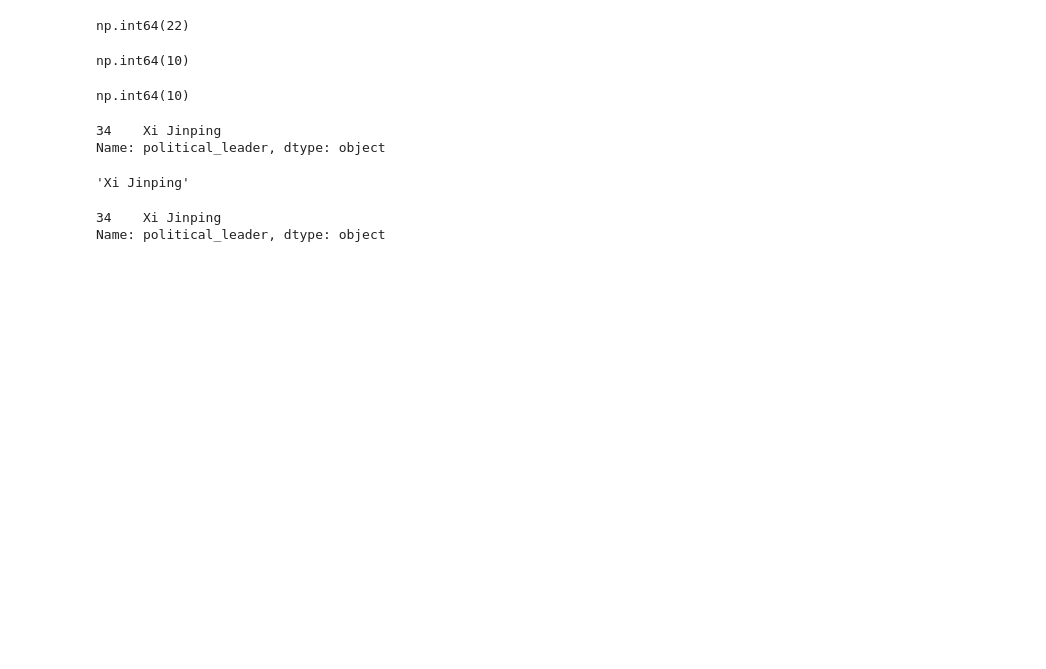
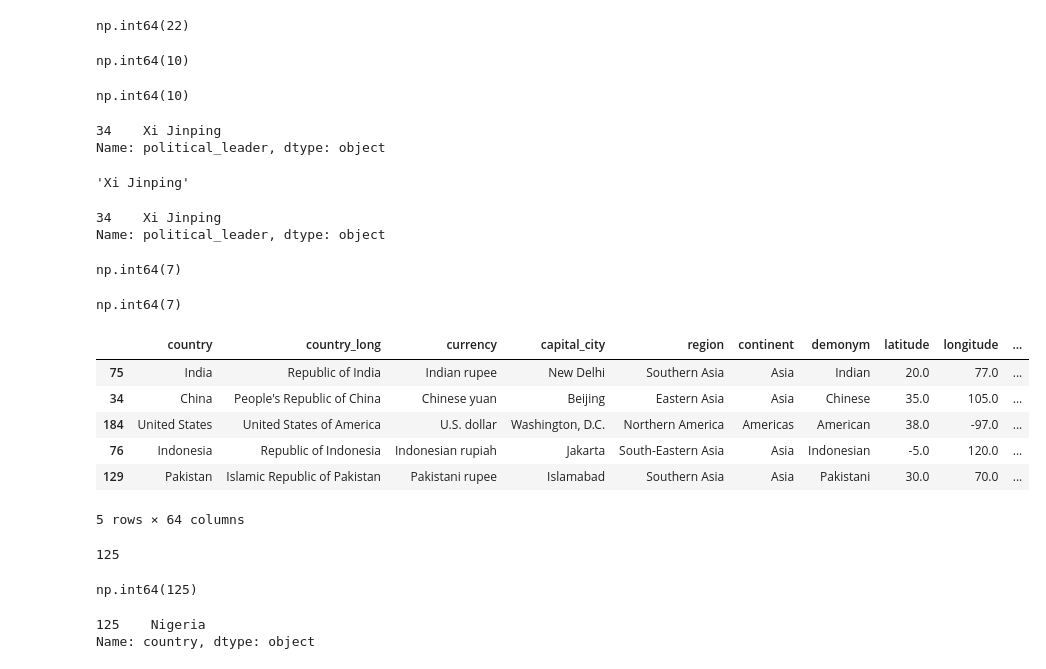
Before and after one commit to mzaid622/Data-Science-Course, a Jupyter notebook: Pandas-Course/Data_Science_Capstone_Project.ipynb, the cells around one changed output. Saved outputs shown, nothing was run; the diff lists cells and outputs as text; code cells hidden in the pictures; blank space fills up the shorter version.

```diff
--- a/Pandas-Course/Data_Science_Capstone_Project.ipynb
+++ b/Pandas-Course/Data_Science_Capstone_Project.ipynb
@@ -173,3 +173,45 @@ df[df["population"] == df["population"].nlargest(2).iloc[1]]['political_leader']
 Name: political_leader, dtype: object
 # %%
 # how many countries are there whoes political leaders are unknown
+df["political_leader"].isna().sum()
+# %% [output]
+np.int64(7)
+# %%
+# 2nd Approach
+df[df["political_leader"].isna()]["country"].count()
+# %% [output]
+np.int64(7)
+# %%
+df.head()
+# %% [output]
+|  | country | country_long | currency | capital_city | region | continent | demonym | latitude | longitude | ... |
+| 75 | India | Republic of India | Indian rupee | New Delhi | Southern Asia | Asia | Indian | 20.0 | 77.0 | ... |
+| 34 | China | People's Republic of China | Chinese yuan | Beijing | Eastern Asia | Asia | Chinese | 35.0 | 105.0 | ... |
+| 184 | United States | United States of America | U.S. dollar | Washington, D.C. | Northern America | Americas | American | 38.0 | -97.0 | ... |
+| 76 | Indonesia | Republic of Indonesia | Indonesian rupiah | Jakarta | South-Eastern Asia | Asia | Indonesian | -5.0 | 120.0 | ... |
+| 129 | Pakistan | Islamic Republic of Pakistan | Pakistani rupee | Islamabad | Southern Asia | Asia | Pakistani | 30.0 | 70.0 | ... |
+5 rows × 64 columns
+# %%
+# #how many country have Republic in their full name
+count = 0
+def extract_name(txt):
+  global count
+  if "republic" in txt.lower():
+    count +=1
+  return txt
+
+df["country_long"].apply(extract_name)
+print(count)
+# %% [output]
+125
+# %%
+df["country_long"].str.contains("Republic").sum()
+# %% [output]
+np.int64(125)
+# %%
+#which country in african region has highest population
+Africa_Region=df[df["continent"] =="Africa"]
+Africa_Region[Africa_Region["population"] == Africa_Region["population"].max()]["country"]
+# %% [output]
+125    Nigeria
+Name: country, dtype: object
```
